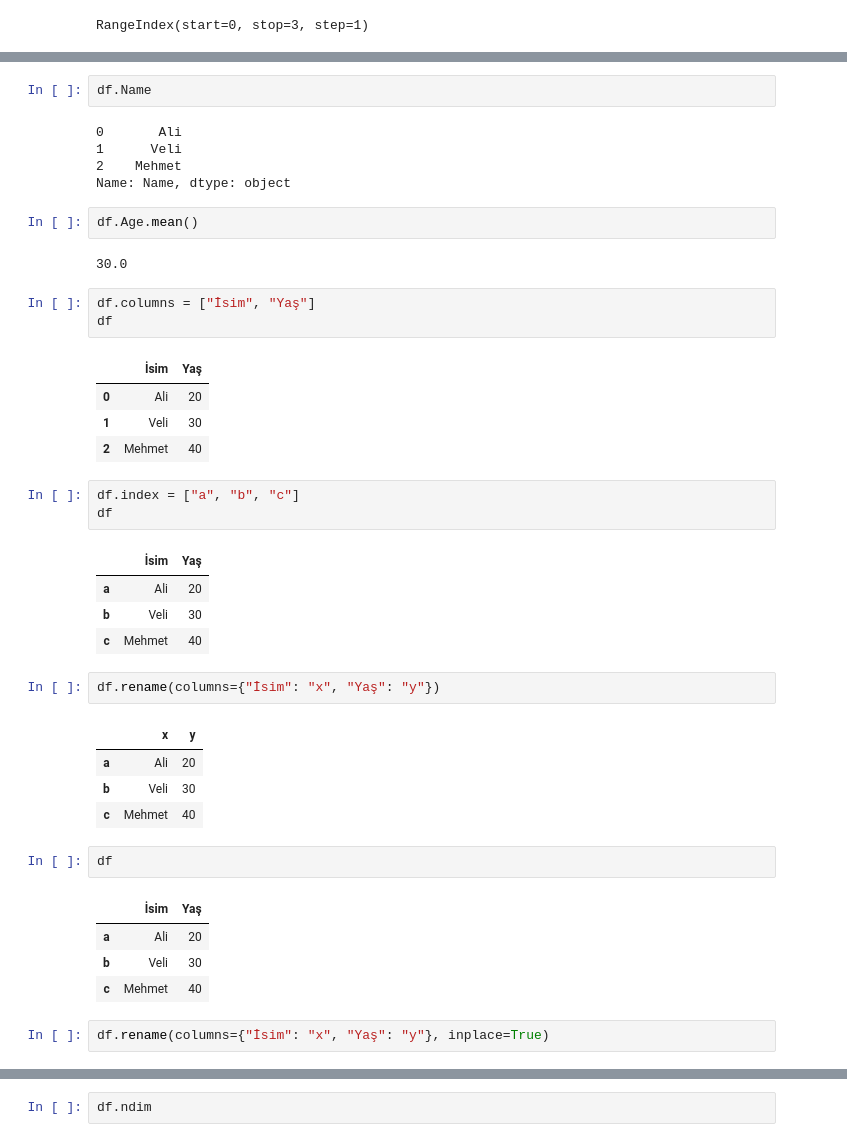
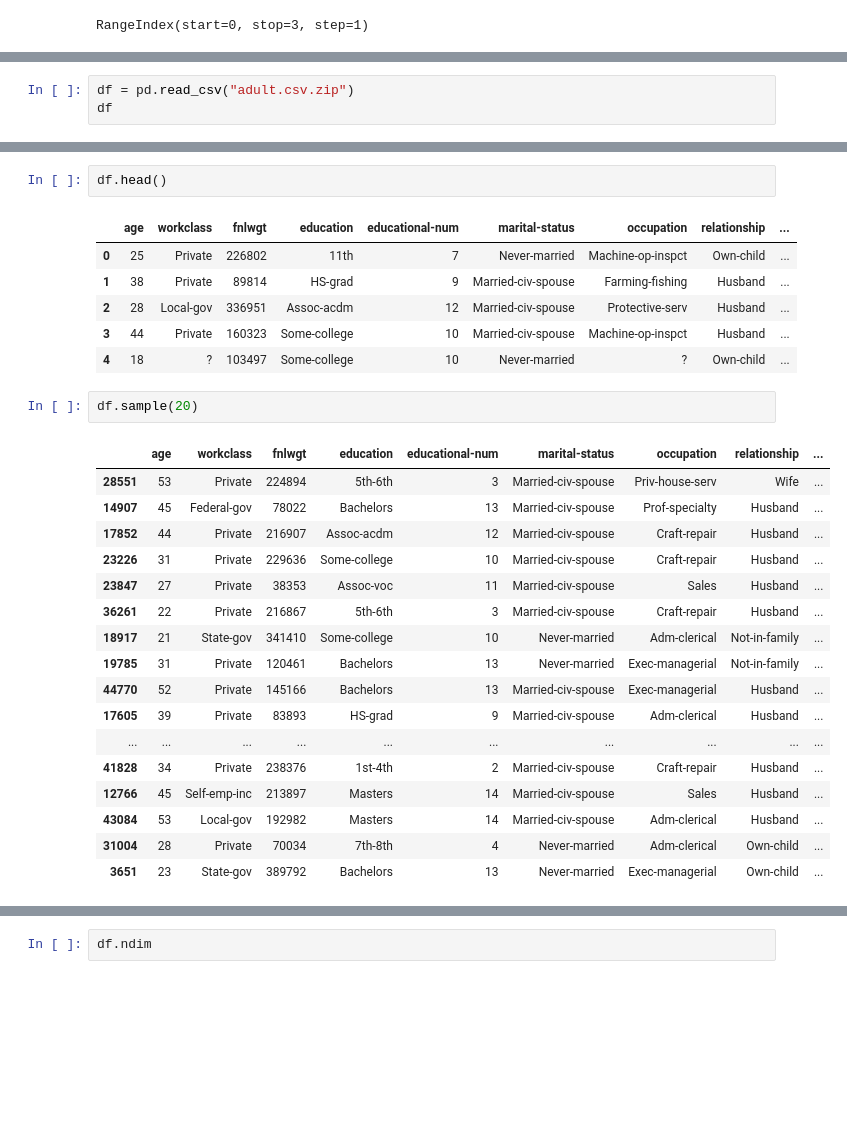
Before and after one commit to TarlanShukur/python_new, a Jupyter notebook: Pandas/Pandas_InClass_2 (Series Methods & DataFrames) 07.08.23.ipynb, the cells around one changed output, grey strips where cells are left out. Saved outputs shown, nothing was run; the diff lists cells and outputs as text; blank space fills up the shorter version.

```diff
--- a/Pandas/Pandas_InClass_2 (Series Methods & DataFrames) 07.08.23.ipynb
+++ b/Pandas/Pandas_InClass_2 (Series Methods & DataFrames) 07.08.23.ipynb
@@ -403,0 +436,3 @@ Name: Age, dtype: int64
+# %%
+df = pd.read_csv("adult.csv.zip")
+df
@@ -404,44 +455,30 @@ Name: Age, dtype: int64
 # %%
-df.Name
+df.head()
 # %% [output]
-0       Ali
-1      Veli
-2    Mehmet
-Name: Name, dtype: object
+|  | age | workclass | fnlwgt | education | educational-num | marital-status | occupation | relationship | ... |
+| 0 | 25 | Private | 226802 | 11th | 7 | Never-married | Machine-op-inspct | Own-child | ... |
+| 1 | 38 | Private | 89814 | HS-grad | 9 | Married-civ-spouse | Farming-fishing | Husband | ... |
+| 2 | 28 | Local-gov | 336951 | Assoc-acdm | 12 | Married-civ-spouse | Protective-serv | Husband | ... |
+| 3 | 44 | Private | 160323 | Some-college | 10 | Married-civ-spouse | Machine-op-inspct | Husband | ... |
+| 4 | 18 | ? | 103497 | Some-college | 10 | Never-married | ? | Own-child | ... |
-# %%
-df.Age.mean()
-# %% [output]
-30.0
-# %%
-df.columns = ["İsim", "Yaş"]
-df
-# %% [output]
-|  | İsim | Yaş |
-| 0 | Ali | 20 |
-| 1 | Veli | 30 |
-| 2 | Mehmet | 40 |
-# %%
-df.index = ["a", "b", "c"]
-df
-# %% [output]
-|  | İsim | Yaş |
-| a | Ali | 20 |
-| b | Veli | 30 |
-| c | Mehmet | 40 |
-# %%
-df.rename(columns={"İsim": "x", "Yaş": "y"})
-# %% [output]
-|  | x | y |
-| a | Ali | 20 |
-| b | Veli | 30 |
-| c | Mehmet | 40 |
 # %%
-df
+df.sample(20)
 # %% [output]
-|  | İsim | Yaş |
-| a | Ali | 20 |
-| b | Veli | 30 |
-| c | Mehmet | 40 |
+|  | age | workclass | fnlwgt | education | educational-num | marital-status | occupation | relationship | ... |
+| 28551 | 53 | Private | 224894 | 5th-6th | 3 | Married-civ-spouse | Priv-house-serv | Wife | ... |
+| 14907 | 45 | Federal-gov | 78022 | Bachelors | 13 | Married-civ-spouse | Prof-specialty | Husband | ... |
+| 17852 | 44 | Private | 216907 | Assoc-acdm | 12 | Married-civ-spouse | Craft-repair | Husband | ... |
+| 23226 | 31 | Private | 229636 | Some-college | 10 | Married-civ-spouse | Craft-repair | Husband | ... |
+| 23847 | 27 | Private | 38353 | Assoc-voc | 11 | Married-civ-spouse | Sales | Husband | ... |
+| 36261 | 22 | Private | 216867 | 5th-6th | 3 | Married-civ-spouse | Craft-repair | Husband | ... |
+| 18917 | 21 | State-gov | 341410 | Some-college | 10 | Never-married | Adm-clerical | Not-in-family | ... |
+| 19785 | 31 | Private | 120461 | Bachelors | 13 | Never-married | Exec-managerial | Not-in-family | ... |
+| 44770 | 52 | Private | 145166 | Bachelors | 13 | Married-civ-spouse | Exec-managerial | Husband | ... |
+| 17605 | 39 | Private | 83893 | HS-grad | 9 | Married-civ-spouse | Adm-clerical | Husband | ... |
+| ... | ... | ... | ... | ... | ... | ... | ... | ... | ... |
+| 41828 | 34 | Private | 238376 | 1st-4th | 2 | Married-civ-spouse | Craft-repair | Husband | ... |
+| 12766 | 45 | Self-emp-inc | 213897 | Masters | 14 | Married-civ-spouse | Sales | Husband | ... |
+| 43084 | 53 | Local-gov | 192982 | Masters | 14 | Married-civ-spouse | Adm-clerical | Husband | ... |
+| 31004 | 28 | Private | 70034 | 7th-8th | 4 | Never-married | Adm-clerical | Own-child | ... |
+| 3651 | 23 | State-gov | 389792 | Bachelors | 13 | Never-married | Exec-managerial | Own-child | ... |
-# %%
-df.rename(columns={"İsim": "x", "Yaş": "y"}, inplace=True)
 # %%
```
Also changed, not shown: parts of 63 cells of this notebook, 2 other files.
